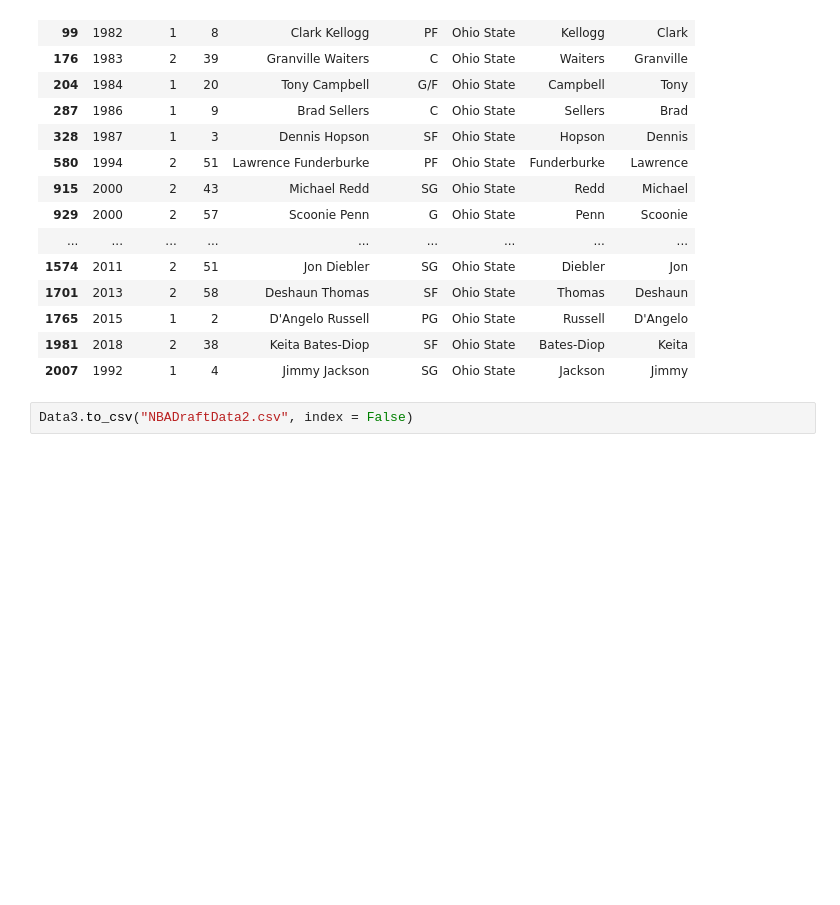
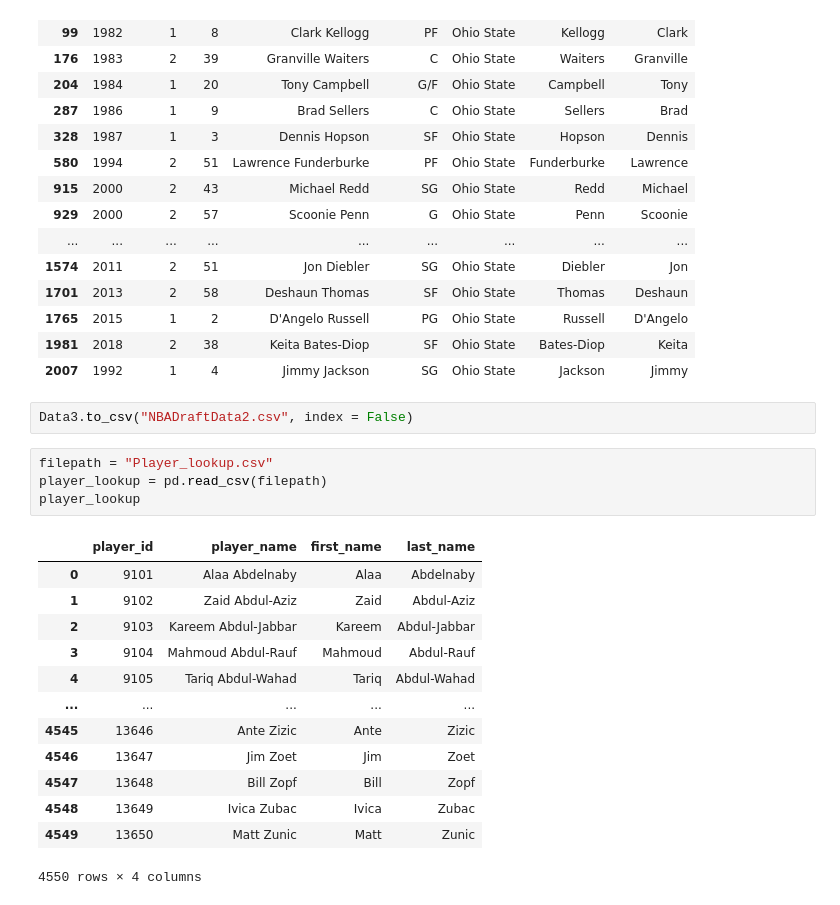
Before and after one commit to NotkerNotker/ETL-Pros, a Jupyter notebook: Draft_Data.ipynb, the cells around one changed output. Cells and saved outputs as stored; diff of their text form; blank space fills up the shorter version.

```diff
--- a/Draft_Data.ipynb
+++ b/Draft_Data.ipynb
@@ -213,3 +213,21 @@ Data3.loc[Data3['school'] == "Ohio State"].head(50)
 | 2007 | 1992 | 1 | 4 | Jimmy Jackson | SG | Ohio State | Jackson | Jimmy |
 # %%
 Data3.to_csv("NBADraftData2.csv", index = False)
+# %%
+filepath = "Player_lookup.csv"
+player_lookup = pd.read_csv(filepath)
+player_lookup
+# %% [output]
+|  | player_id | player_name | first_name | last_name |
+| 0 | 9101 | Alaa Abdelnaby | Alaa | Abdelnaby |
+| 1 | 9102 | Zaid Abdul-Aziz | Zaid | Abdul-Aziz |
+| 2 | 9103 | Kareem Abdul-Jabbar | Kareem | Abdul-Jabbar |
+| 3 | 9104 | Mahmoud Abdul-Rauf | Mahmoud | Abdul-Rauf |
+| 4 | 9105 | Tariq Abdul-Wahad | Tariq | Abdul-Wahad |
+| ... | ... | ... | ... | ... |
+| 4545 | 13646 | Ante Zizic | Ante | Zizic |
+| 4546 | 13647 | Jim Zoet | Jim | Zoet |
+| 4547 | 13648 | Bill Zopf | Bill | Zopf |
+| 4548 | 13649 | Ivica Zubac | Ivica | Zubac |
+| 4549 | 13650 | Matt Zunic | Matt | Zunic |
+4550 rows × 4 columns
```
Also changed, not shown: parts of 4 cells of this notebook, 2 other files.
